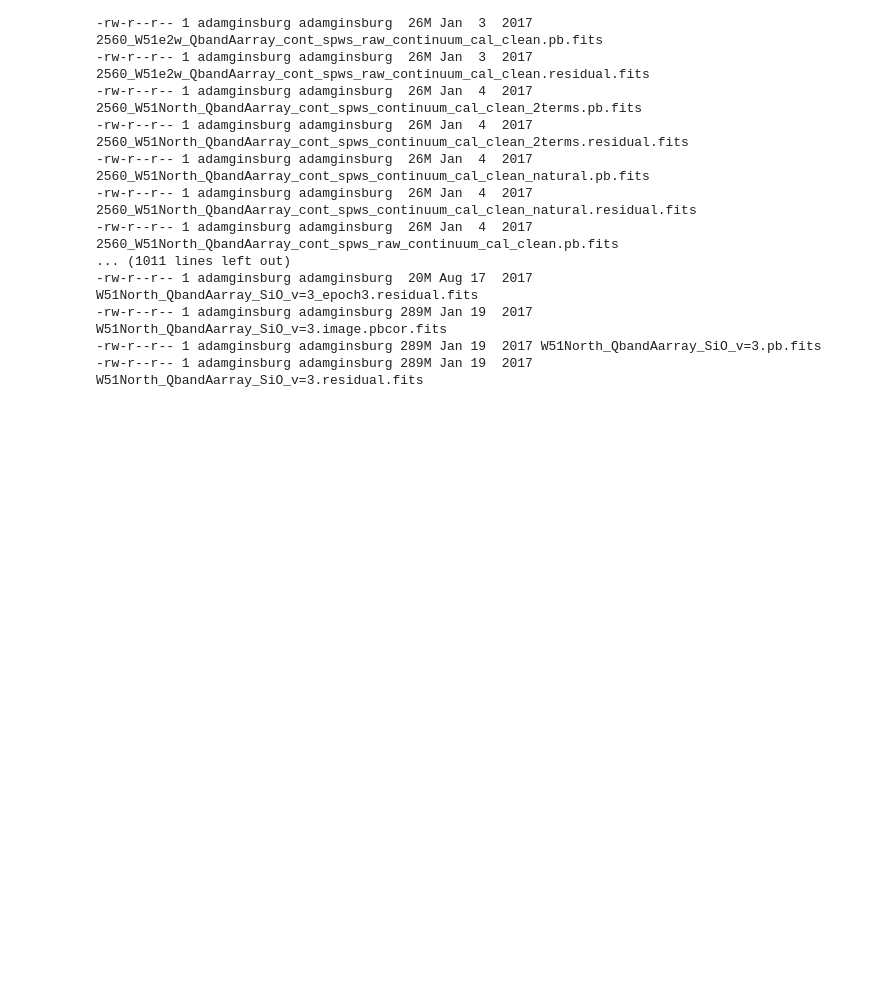
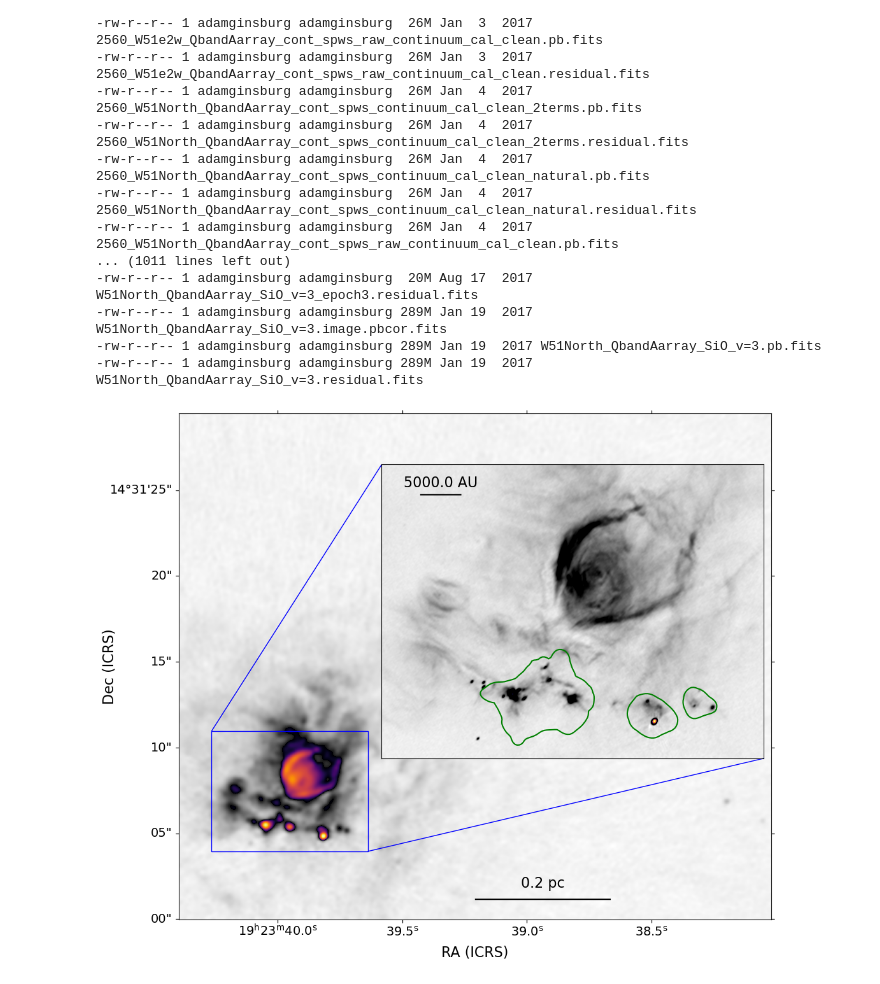
Before and after one commit to keflavich/W51_ALMA_2013.1.00308.S, a Jupyter notebook: notebooks/ZoomFigure.ipynb, the cells around one changed output. Cells and saved outputs as stored; diff of their text form; code cells hidden in the pictures; blank space fills up the shorter version.

```diff
--- a/notebooks/ZoomFigure.ipynb
+++ b/notebooks/ZoomFigure.ipynb
@@ -458,0 +462,90 @@ from astropy import coordinates, units as u
+# %%
+ch3ocho = fits.open('/orange/adamginsburg/w51/2013.1.00308.S/FITS/chemslices/chemical_max_slabs_north_CH3OCHO17314-16313E.fits')[0]
+# %%
+tick_fontsize = 14
+fontsize = 16
+cutout = slice(1850,2440), slice(1750,2440)
+
+fig = pl.figure(figsize=(12,12))
+ax = fig.add_subplot(projection=ww.celestial[cutout])
+norm = visualization.simple_norm(fh[0].data.squeeze()[cutout], stretch='linear', max_percent=99.)
+im = ax.imshow(fh[0].data.squeeze()[cutout], cmap='gray_r',
+               norm=norm)
+
+
+cm = copy.copy(pl.cm.get_cmap('inferno'))
+cm.set_under((0,0,0,0))
+
+vmin = norm.vmax*0.9
+norm2 = simple_norm(fh[0].data.squeeze()[cutout], min_cut=vmin, stretch='asinh', max_percent=99.9995)
+norm2.vmin = vmin
+
+ax.imshow(fh[0].data.squeeze()[cutout], norm=norm2, cmap=cm)
+
+radesys = ww.wcs.radesys
+_ = ax.set_xlabel(f"Right Ascension {radesys}")
+_ = ax.set_ylabel(f"Declination {radesys}")
+
+distance = 5.1*u.kpc
+img = fh[0].data.squeeze()[cutout]
+scalebar_length = 0.2*u.pc
+scalebar_loc=(0.04,0.5) # y, x
+left_side = coordinates.SkyCoord(*ww.celestial[cutout].wcs_pix2world(scalebar_loc[1]*img.shape[1],
+                                                             scalebar_loc[0]*img.shape[0], 0)*u.deg,
+                                 frame=radesys.lower())
+
+length = (scalebar_length / distance).to(u.arcsec, u.dimensionless_angles())
+make_scalebar(ax, left_side, length, color='k', linestyle='-', label=f'{scalebar_length:0.1f}',
+              text_offset=0.5*u.arcsec, fontsize=fontsize)
+
+
+ra = ax.coords['ra']
+ra.set_major_formatter('hh:mm:ss.s')
+dec = ax.coords['dec']
+ra.set_axislabel(f"RA ({radesys})", fontsize=fontsize)
+dec.set_axislabel(f"Dec ({radesys})", fontsize=fontsize, minpad=0.0)
+ra.ticklabels.set_fontsize(tick_fontsize)
+ra.set_ticklabel(exclude_overlapping=True)
+dec.ticklabels.set_fontsize(tick_fontsize)
+dec.set_ticklabel(exclude_overlapping=True)
+
+
+# W51 IRS2
+axins3 = inset_axes(ax,
+                   loc=1, width=6, height=6,
+                   axes_class=visualization.wcsaxes.core.WCSAxes,
+                   axes_kwargs=dict(wcs=ww_lb))
+ww4 = ww_lb
+xl,xr = 6700,8000
+yl,yr = 7100,8100
+bl = coordinates.SkyCoord(*ww4.wcs_pix2world(xl, yl, 0), frame=ww4.wcs.radesys.lower(), unit=(u.deg,u.deg))
+tr = coordinates.SkyCoord(*ww4.wcs_pix2world(xr, yr, 0), frame=ww4.wcs.radesys.lower(), unit=(u.deg,u.deg))
+inset_norm = simple_norm(im4[yl:yr,xl:xr], stretch='linear', max_percent=99.)
+axins3.imshow(im4[yl:yr,xl:xr], extent=[xl,xr,yl,yr], cmap='gray_r',
+              norm=inset_norm
+             )
+
+vmin = norm.vmax*0.9
+inset_norm2 = simple_norm(im4[yl:yr,xl:xr], min_cut=vmin, stretch='asinh', max_percent=99.9995)
+inset_norm2.vmin = vmin
+
+axins3.imshow(im4[yl:yr,xl:xr], extent=[xl,xr,yl,yr], cmap=cm,
+              norm=inset_norm2,
+             )
+
+mark_inset_otherdata(axins3, ax, bl, tr, 2, 4,)
+hide_ticks(axins3)
+
+scalebar_length = 5000*u.au
+length = (scalebar_length / distance).to(u.arcsec, u.dimensionless_angles())
+left_side = coordinates.SkyCoord(*ww4.wcs_pix2world(xl+130, yl+900, 0), frame=ww4.wcs.radesys.lower(), unit=(u.deg,u.deg))
+make_scalebar(axins3, left_side, length, color='k', linestyle='-', label=f'{scalebar_length:0.1f}',
+              text_offset=0.1*u.arcsec, fontsize=fontsize)
+
+
+
+axins3.contour(ch3ocho.data, levels=[40], colors=['g'], transform=axins3.get_transform(WCS(ch3ocho.header)))
+#ax.contour(ch3ocho.data, levels=[30,60,90,120], colors=['g'], transform=ax.get_transform(WCS(ch3ocho.header)))
+pl.savefig('W51-IRS2_almaimf_lb_zoom_ch3ochocontour.png', bbox_inches='tight')
+# %% [output]
+[figure, added]
```
Also changed, not shown: parts of 5 cells of this notebook, 1 other file.
